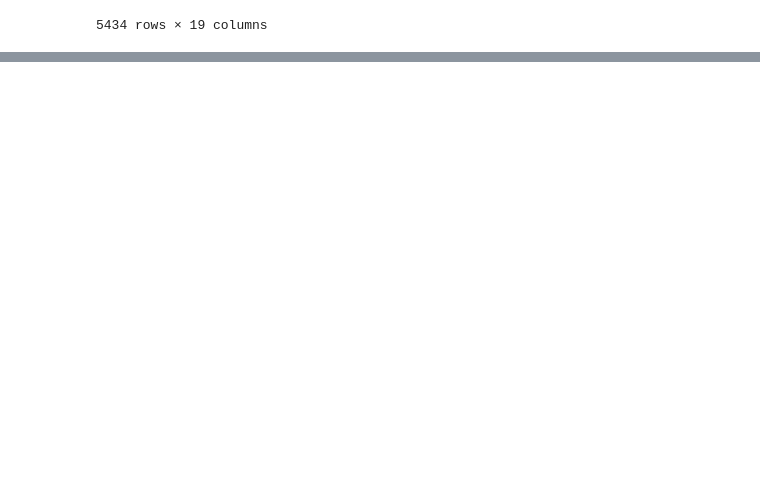
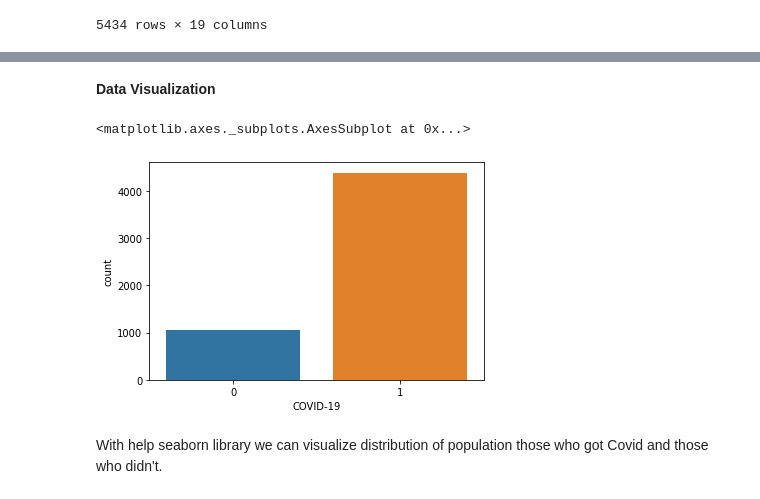
Before and after one commit to ratan54/Animated-and-Story-Telling-plot-For-COVID-19-Data-set-Using-Python, a Jupyter notebook: Big_Data_Individual_Project.ipynb, the cells around one changed output, grey strips where cells are left out. Saved outputs shown, nothing was run; the diff lists cells and outputs as text; code cells hidden in the pictures; blank space fills up the shorter version.

```diff
--- a/Big_Data_Individual_Project.ipynb
+++ b/Big_Data_Individual_Project.ipynb
@@ -154,8 +154,6 @@ Covid19['Attended Large Gathering']=e.fit_transform(Covid19['Attended Large Gath
 Covid19['Visited Public Exposed Places']=e.fit_transform(Covid19['Visited Public Exposed Places'])
 Covid19['Family working in Public Exposed Places']=e.fit_transform(Covid19['Family working in Public Exposed Places'])
 Covid19['COVID-19']=e.fit_transform(Covid19['COVID-19'])
-Covid19['Dry Cough']=e.fit_transform(Covid19['Dry Cough'])
-Covid19['Sore throat']=e.fit_transform(Covid19['Sore throat'])
 Covid19['Gastrointestinal ']=e.fit_transform(Covid19['Gastrointestinal '])
 Covid19['Fatigue ']=e.fit_transform(Covid19['Fatigue '])
 # %%
@@ -179,3 +177,12 @@ corr.style.background_gradient(cmap='coolwarm',axis=None)
 | Visited Public Exposed Places | 0.066688 | 0.002252 | 0.086176 | 0.079055 | 0.032568 | 0.020941 | -0.093049 | ... |
 | Family working in Public Exposed ... | 0.018295 | 0.012102 | 0.163102 | 0.104378 | -0.061323 | -0.115679 | 0.038343 | ... |
 | COVID-19 | 0.443764 | 0.352891 | 0.464292 | 0.502848 | -0.005657 | 0.089930 | -0.056837 | ... |
+# %% [markdown]
+**Data Visualization**
+# %%
+sns.countplot(x='COVID-19',data=Covid19)
+# %% [output]
+<matplotlib.axes._subplots.AxesSubplot at 0x...>
+[figure, added]
+# %% [markdown]
+With help seaborn library we can visualize distribution of population those who got Covid and those who didn't.
```
Also changed, not shown: parts of 1 cell of this notebook.
